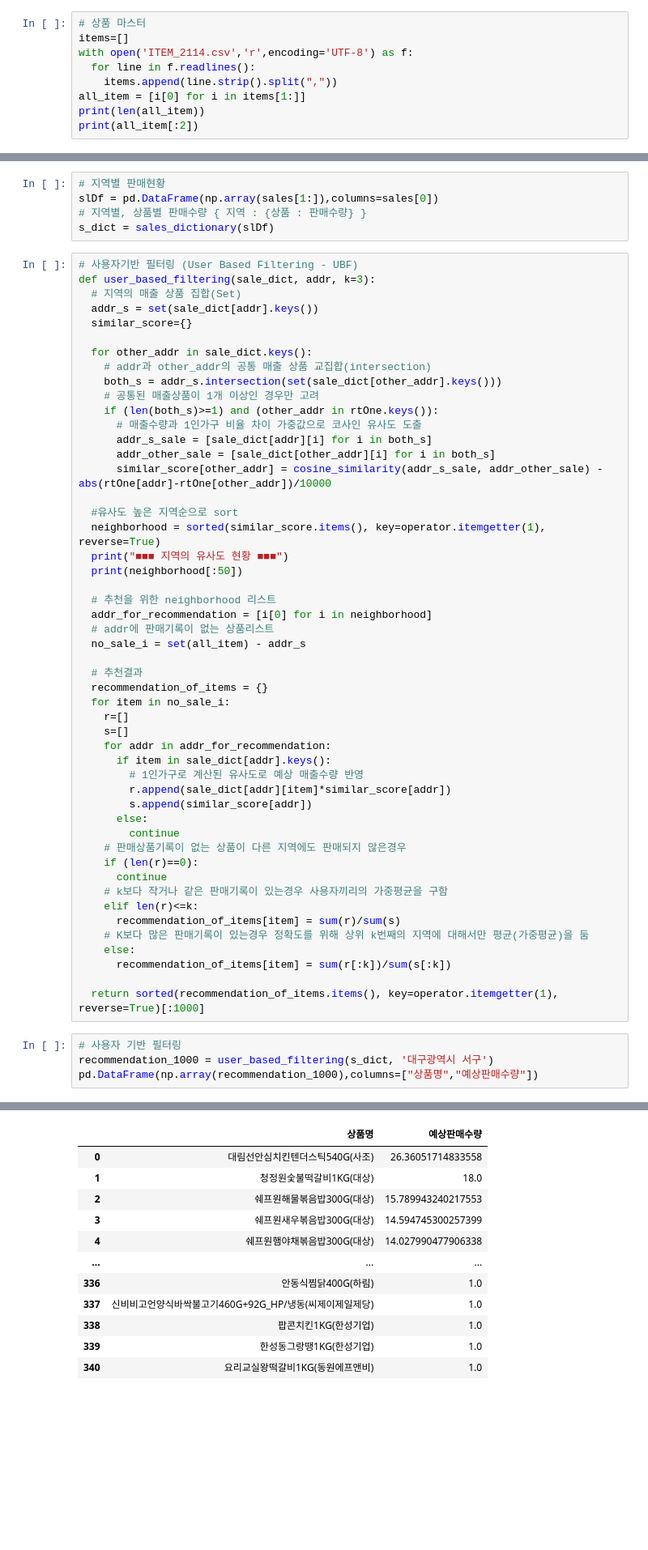
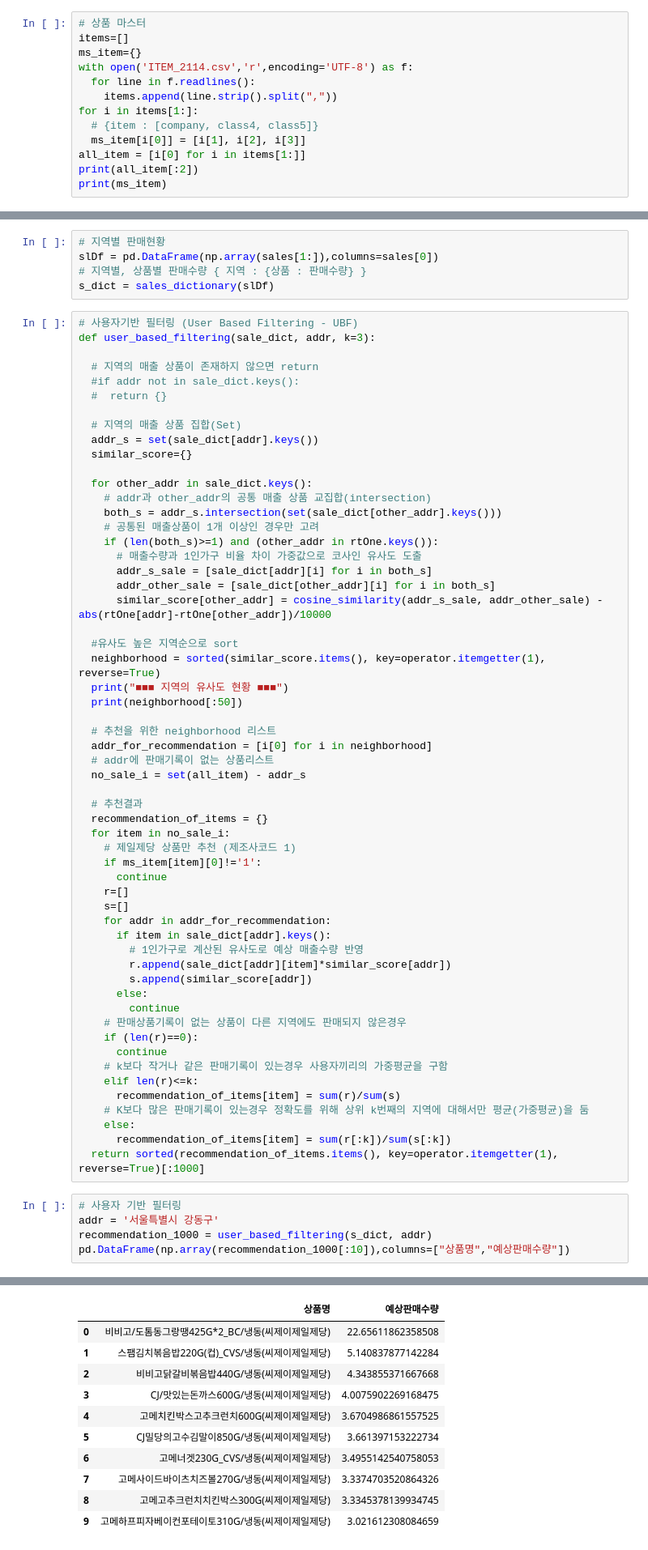
Before and after one commit to toot09/CF_WINGS_POS, a Jupyter notebook: POS_CF_ONEPERSON.ipynb, the cells around one changed output, grey strips where cells are left out. Shown at 81% size. Cells and saved outputs as stored; diff of their text form; blank space fills up the shorter version.

```diff
--- a/POS_CF_ONEPERSON.ipynb
+++ b/POS_CF_ONEPERSON.ipynb
@@ -10,10 +17,14 @@ import operator
 # %%
 # 상품 마스터
 items=[]
+ms_item={}
 with open('ITEM_2114.csv','r',encoding='UTF-8') as f:
   for line in f.readlines():
     items.append(line.strip().split(","))
+for i in items[1:]:
+  # {item : [company, class4, class5]}
+  ms_item[i[0]] = [i[1], i[2], i[3]]
 all_item = [i[0] for i in items[1:]]
-print(len(all_item))
 print(all_item[:2])
+print(ms_item)
 # %% [output]
@@ -67,6 +108,11 @@ s_dict = sales_dictionary(slDf)
 # %%
 # 사용자기반 필터링 (User Based Filtering - UBF)
 def user_based_filtering(sale_dict, addr, k=3):
+
+  # 지역의 매출 상품이 존재하지 않으면 return
+  #if addr not in sale_dict.keys():
+  #  return {}
+
   # 지역의 매출 상품 집합(Set)
   addr_s = set(sale_dict[addr].keys())
   similar_score={}
@@ -94,6 +140,9 @@ def user_based_filtering(sale_dict, addr, k=3):
   # 추천결과
   recommendation_of_items = {}
   for item in no_sale_i:
+    # 제일제당 상품만 추천 (제조사코드 1)
+    if ms_item[item][0]!='1':
+      continue
     r=[]
     s=[]
     for addr in addr_for_recommendation:
@@ -112,11 +161,11 @@ def user_based_filtering(sale_dict, addr, k=3):
     # K보다 많은 판매기록이 있는경우 정확도를 위해 상위 k번째의 지역에 대해서만 평균(가중평균)을 둠
     else:
       recommendation_of_items[item] = sum(r[:k])/sum(s[:k])
-
   return sorted(recommendation_of_items.items(), key=operator.itemgetter(1), reverse=True)[:1000]
 # %%
 # 사용자 기반 필터링
-recommendation_1000 = user_based_filtering(s_dict, '대구광역시 서구')
-pd.DataFrame(np.array(recommendation_1000),columns=["상품명","예상판매수량"])
+addr = '서울특별시 강동구'
+recommendation_1000 = user_based_filtering(s_dict, addr)
+pd.DataFrame(np.array(recommendation_1000[:10]),columns=["상품명","예상판매수량"])
 # %% [output]
 ■■■ 지역의 유사도 현황 ■■■
@@ -124,12 +173,11 @@ pd.DataFrame(np.array(recommendation_1000),columns=["상품명","예상판매수
 |  | 상품명 | 예상판매수량 |
-| 0 | 대림선안심치킨텐더스틱540G(사조) | 26.36051714833558 |
-| 1 | 청정원숯불떡갈비1KG(대상) | 18.0 |
-| 2 | 쉐프원해물볶음밥300G(대상) | 15.789943240217553 |
-| 3 | 쉐프원새우볶음밥300G(대상) | 14.594745300257399 |
-| 4 | 쉐프원햄야채볶음밥300G(대상) | 14.027990477906338 |
-| ... | ... | ... |
-| 336 | 안동식찜닭400G(하림) | 1.0 |
-| 337 | 신비비고언양식바싹불고기460G+92G_HP/냉동(씨제이제일제당) | 1.0 |
-| 338 | 팝콘치킨1KG(한성기업) | 1.0 |
-| 339 | 한성동그랑땡1KG(한성기업) | 1.0 |
-| 340 | 요리교실왕떡갈비1KG(동원에프앤비) | 1.0 |
+| 0 | 비비고/도톰동그랑땡425G*2_BC/냉동(씨제이제일제당) | 22.65611862358508 |
+| 1 | 스팸김치볶음밥220G(컵)_CVS/냉동(씨제이제일제당) | 5.140837877142284 |
+| 2 | 비비고닭갈비볶음밥440G/냉동(씨제이제일제당) | 4.343855371667668 |
+| 3 | CJ/맛있는돈까스600G/냉동(씨제이제일제당) | 4.0075902269168475 |
+| 4 | 고메치킨박스고추크런치600G(씨제이제일제당) | 3.6704986861557525 |
+| 5 | CJ밀당의고수김말이850G/냉동(씨제이제일제당) | 3.661397153222734 |
+| 6 | 고메너겟230G_CVS/냉동(씨제이제일제당) | 3.4955142540758053 |
+| 7 | 고메사이드바이츠치즈볼270G/냉동(씨제이제일제당) | 3.3374703520864326 |
+| 8 | 고메고추크런치치킨박스300G(씨제이제일제당) | 3.3345378139934745 |
+| 9 | 고메하프피자베이컨포테이토310G/냉동(씨제이제일제당) | 3.021612308084659 |
```
Also changed, not shown: parts of 9 cells of this notebook.
